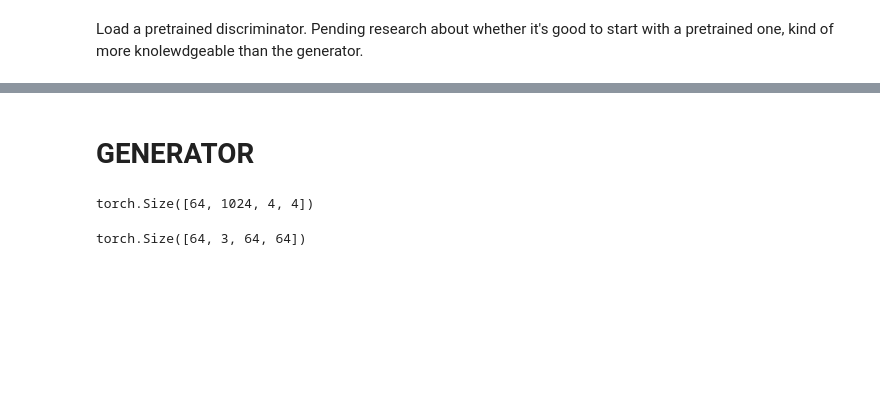
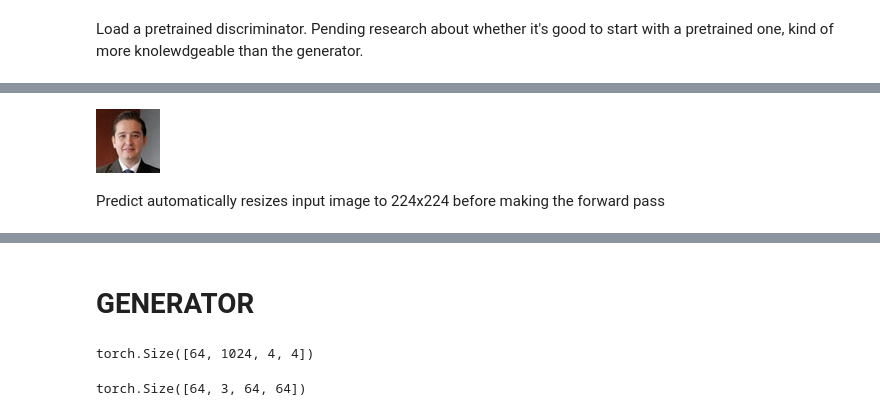
Before and after one commit to davidleonfdez/generative-lab, a Jupyter notebook: basicGANFaces.ipynb, the cells around one changed output, grey strips where cells are left out. Saved outputs shown, nothing was run; the diff lists cells and outputs as text; code cells hidden in the pictures; blank space fills up the shorter version.

```diff
--- a/basicGANFaces.ipynb
+++ b/basicGANFaces.ipynb
@@ -80,3 +81,10 @@ img
+# %%
+img = loadNewTestImage('https://i1.rgstatic.net/ii/profile.image/679664246865925-1539055992441_Q64/Leonardo_Glasserman.jpg', 'realFace64x64', Path('/content'))
+img
+# %% [output]
+[figure, added]
+# %% [markdown]
+Predict automatically resizes input image to 224x224 before making the forward pass
 # %%
 critic.predict(img)
 # %% [output]
```
Also changed, not shown: parts of 28 cells of this notebook.
